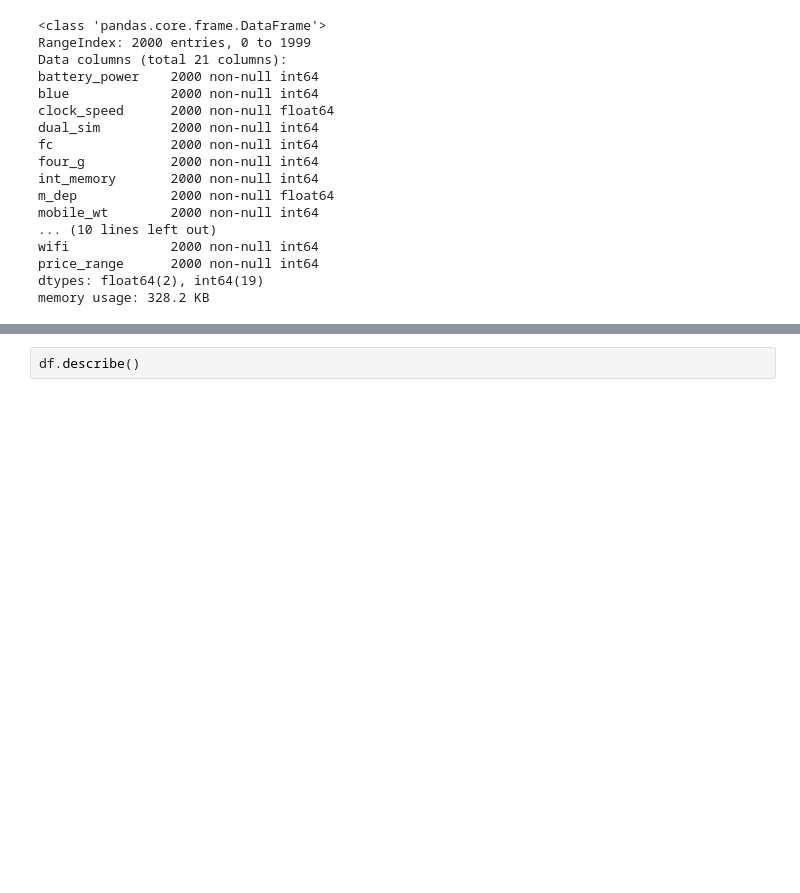
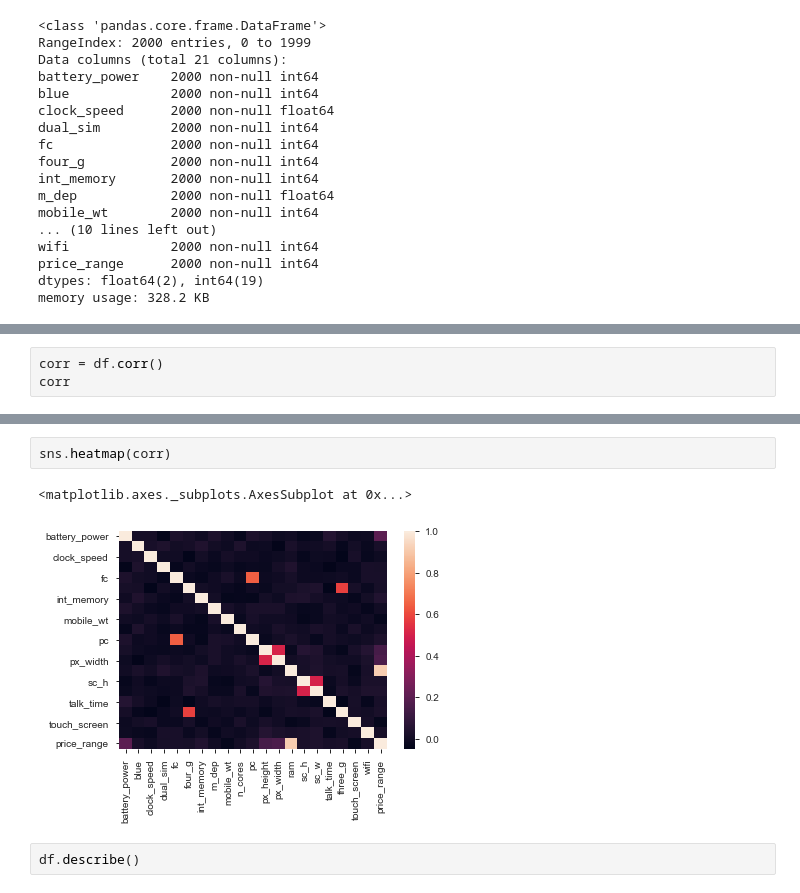
Before and after one commit to Gurpreet-Learning/pandas-profiling, a Jupyter notebook: pandas-profiling-demo.ipynb, the cells around one changed output, grey strips where cells are left out. Cells and saved outputs as stored; diff of their text form; blank space fills up the shorter version.

```diff
--- a/pandas-profiling-demo.ipynb
+++ b/pandas-profiling-demo.ipynb
@@ -57,0 +41,3 @@ df.corr()
+# %%
+corr = df.corr()
+corr
@@ -58,3 +63,8 @@ df.corr()
+# %%
+sns.heatmap(corr)
+# %% [output]
+<matplotlib.axes._subplots.AxesSubplot at 0x...>
+[figure, added]
 # %%
 df.describe()
 # %% [output]
```
Also changed, not shown: parts of 3 cells of this notebook.
